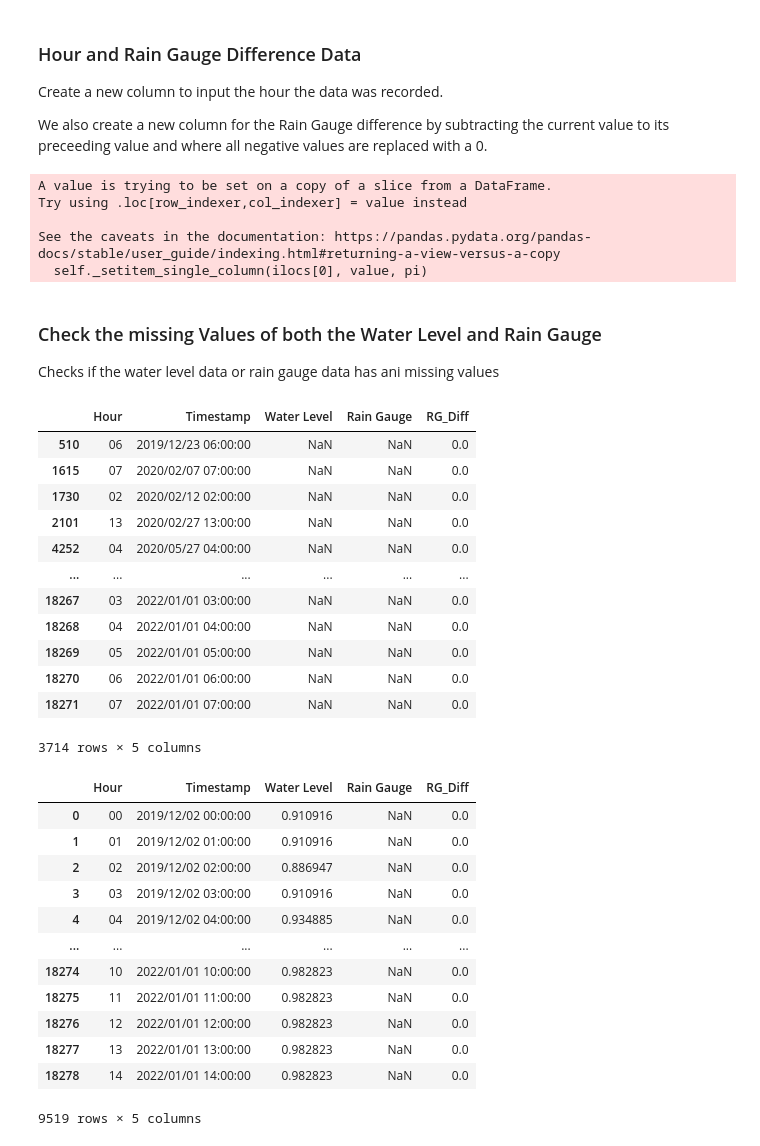
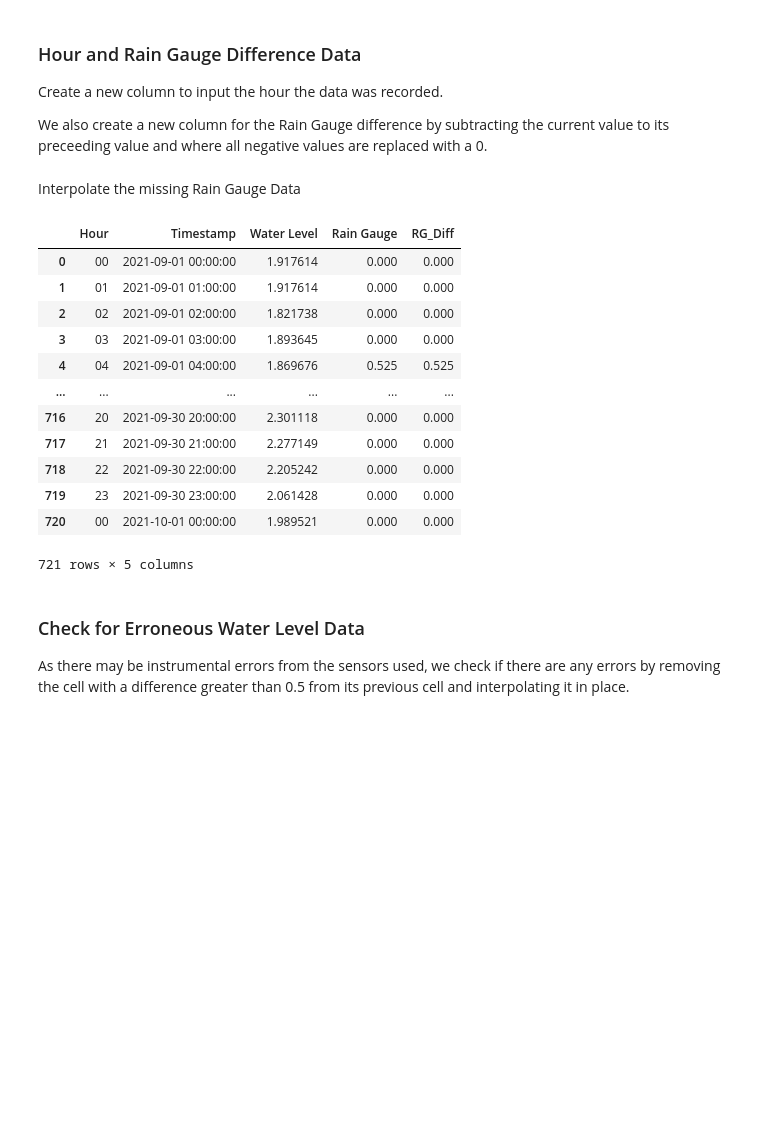
Before and after one commit to gsulay/First_Gen_Tagoloan_CDO, a Jupyter notebook: #Cagayan Processing.ipynb, the cells around one changed output. Cells and saved outputs as stored; diff of their text form; code cells hidden in the pictures; blank space fills up the shorter version.

```diff
--- a/#Cagayan Processing.ipynb
+++ b/#Cagayan Processing.ipynb
@@ -241,3 +269,5 @@ main_df['Hour'] = main_df['Timestamp'].apply(lambda x: pd.to_datetime(x).strftim
 
 #Rearranges the datafrom to place the Hour data as the first column
 main_df = main_df[['Hour']+main_df.columns.values[:-1].tolist()]
+# %% [markdown]
+Interpolate the missing Rain Gauge Data
@@ -244,56 +276,34 @@ main_df = main_df[['Hour']+main_df.columns.values[:-1].tolist()]
 # %%
 def rg_diff(lst):
     new_list = [0]
     count = 1
     for value in lst[1:]:
         if value-lst[count-1] > 0:
+            value-=lst[count-1]
             new_list.append(value)
         else:
             new_list.append(0)
         count += 1
     return new_list
 
 main_df['RG_Diff'] = rg_diff(main_df.loc[:,'Rain Gauge'])
+
+main_df
 # %% [output]
+|  | Hour | Timestamp | Water Level | Rain Gauge | RG_Diff |
+| 0 | 00 | 2021-09-01 00:00:00 | 1.917614 | 0.000 | 0.000 |
+| 1 | 01 | 2021-09-01 01:00:00 | 1.917614 | 0.000 | 0.000 |
+| 2 | 02 | 2021-09-01 02:00:00 | 1.821738 | 0.000 | 0.000 |
+| 3 | 03 | 2021-09-01 03:00:00 | 1.893645 | 0.000 | 0.000 |
+| 4 | 04 | 2021-09-01 04:00:00 | 1.869676 | 0.525 | 0.525 |
+| ... | ... | ... | ... | ... | ... |
+| 716 | 20 | 2021-09-30 20:00:00 | 2.301118 | 0.000 | 0.000 |
+| 717 | 21 | 2021-09-30 21:00:00 | 2.277149 | 0.000 | 0.000 |
+| 718 | 22 | 2021-09-30 22:00:00 | 2.205242 | 0.000 | 0.000 |
+| 719 | 23 | 2021-09-30 23:00:00 | 2.061428 | 0.000 | 0.000 |
+| 720 | 00 | 2021-10-01 00:00:00 | 1.989521 | 0.000 | 0.000 |
-A value is trying to be set on a copy of a slice from a DataFrame.
-Try using .loc[row_indexer,col_indexer] = value instead
-
-See the caveats in the documentation: https://pandas.pydata.org/pandas-docs/stable/user_guide/indexing.html#returning-a-view-versus-a-copy
-  self._setitem_single_column(ilocs[0], value, pi)
+721 rows × 5 columns
 # %% [markdown]
-### Check the missing Values of both the Water Level and Rain Gauge
+### Check for Erroneous Water Level Data
 
-Checks if the water level data or rain gauge data has ani missing values
+As there may be instrumental errors from the sensors used, we check if there are any errors by removing the cell with a difference greater than 0.5 from its previous cell and interpolating it in place.
-# %%
-missing_water = main_df.loc[main_df['Water Level'].isna()]
-missing_rg = main_df.loc[main_df['Rain Gauge'].isna()]
-
-display(missing_water)
-display(missing_rg)
-# %% [output]
-|  | Hour | Timestamp | Water Level | Rain Gauge | RG_Diff |
-| 510 | 06 | 2019/12/23 06:00:00 | NaN | NaN | 0.0 |
-| 1615 | 07 | 2020/02/07 07:00:00 | NaN | NaN | 0.0 |
-| 1730 | 02 | 2020/02/12 02:00:00 | NaN | NaN | 0.0 |
-| 2101 | 13 | 2020/02/27 13:00:00 | NaN | NaN | 0.0 |
-| 4252 | 04 | 2020/05/27 04:00:00 | NaN | NaN | 0.0 |
-| ... | ... | ... | ... | ... | ... |
-| 18267 | 03 | 2022/01/01 03:00:00 | NaN | NaN | 0.0 |
-| 18268 | 04 | 2022/01/01 04:00:00 | NaN | NaN | 0.0 |
-| 18269 | 05 | 2022/01/01 05:00:00 | NaN | NaN | 0.0 |
-| 18270 | 06 | 2022/01/01 06:00:00 | NaN | NaN | 0.0 |
-| 18271 | 07 | 2022/01/01 07:00:00 | NaN | NaN | 0.0 |
-3714 rows × 5 columns
-|  | Hour | Timestamp | Water Level | Rain Gauge | RG_Diff |
-| 0 | 00 | 2019/12/02 00:00:00 | 0.910916 | NaN | 0.0 |
-| 1 | 01 | 2019/12/02 01:00:00 | 0.910916 | NaN | 0.0 |
-| 2 | 02 | 2019/12/02 02:00:00 | 0.886947 | NaN | 0.0 |
-| 3 | 03 | 2019/12/02 03:00:00 | 0.910916 | NaN | 0.0 |
-| 4 | 04 | 2019/12/02 04:00:00 | 0.934885 | NaN | 0.0 |
-| ... | ... | ... | ... | ... | ... |
-| 18274 | 10 | 2022/01/01 10:00:00 | 0.982823 | NaN | 0.0 |
-| 18275 | 11 | 2022/01/01 11:00:00 | 0.982823 | NaN | 0.0 |
-| 18276 | 12 | 2022/01/01 12:00:00 | 0.982823 | NaN | 0.0 |
-| 18277 | 13 | 2022/01/01 13:00:00 | 0.982823 | NaN | 0.0 |
-| 18278 | 14 | 2022/01/01 14:00:00 | 0.982823 | NaN | 0.0 |
-9519 rows × 5 columns
```
Also changed, not shown: parts of 19 cells of this notebook.
